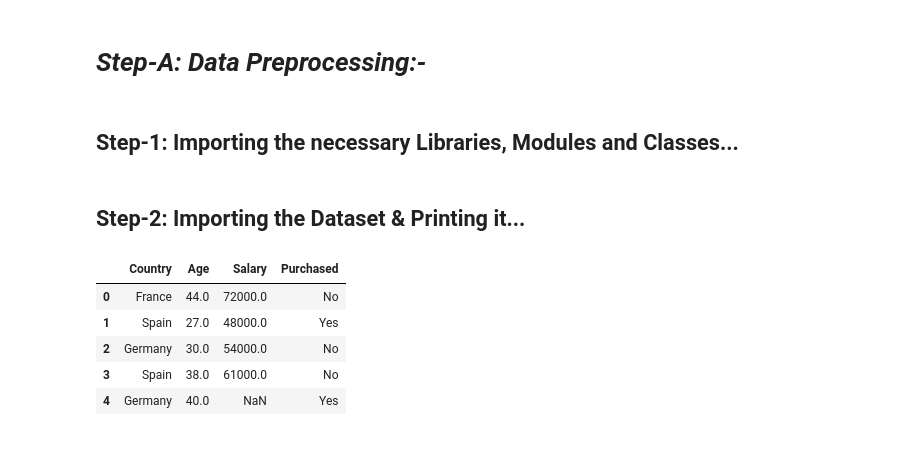
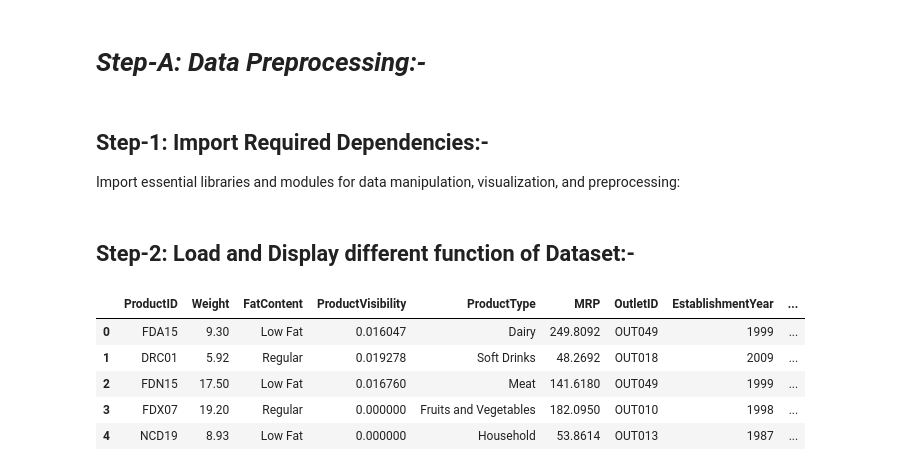
Before and after one commit to rajan-dhinoja/machine_learning_projects, a Jupyter notebook: Sales_Prediction.ipynb, the cells around one changed output. Drawn from its saved outputs; the diff is of its cells as text; code cells hidden in the pictures.

```diff
--- a/Sales_Prediction.ipynb
+++ b/Sales_Prediction.ipynb
@@ -2,8 +2,9 @@
 <a href="https://colab.research.google.com/github/rajan-dhinoja/machine_learning_projects/blob/main/Sales_Prediction.ipynb" target="_parent"><img src="https://colab.research.google.com/assets/colab-badge.svg" alt="Open In Colab"/></a>
 # %% [markdown]
 # ***Step-A: Data Preprocessing:-***
-# %% [markdown]
-## Step-1: Importing the necessary Libraries, Modules and Classes...
+# %% [markdown]
+## Step-1: Import Required Dependencies:-
+Import essential libraries and modules for data manipulation, visualization, and preprocessing:
 # %%
 import numpy as np
 import matplotlib.pyplot as plt
@@ -11,13 +15,13 @@ import pandas as pd
-# %% [markdown]
-## Step-2: Importing the Dataset & Printing it...
+# %% [markdown]
+## Step-2: Load and Display different function of Dataset:-
 # %%
-dataset = pd.DataFrame(pd.read_csv('Data.csv'))
+dataset = pd.DataFrame(pd.read_csv('train_set.csv'))
 dataset.head()
 # dataset
 # %% [output]
-|  | Country | Age | Salary | Purchased |
-| 0 | France | 44.0 | 72000.0 | No |
-| 1 | Spain | 27.0 | 48000.0 | Yes |
-| 2 | Germany | 30.0 | 54000.0 | No |
-| 3 | Spain | 38.0 | 61000.0 | No |
-| 4 | Germany | 40.0 | NaN | Yes |
+|  | ProductID | Weight | FatContent | ProductVisibility | ProductType | MRP | OutletID | EstablishmentYear | ... |
+| 0 | FDA15 | 9.30 | Low Fat | 0.016047 | Dairy | 249.8092 | OUT049 | 1999 | ... |
+| 1 | DRC01 | 5.92 | Regular | 0.019278 | Soft Drinks | 48.2692 | OUT018 | 2009 | ... |
+| 2 | FDN15 | 17.50 | Low Fat | 0.016760 | Meat | 141.6180 | OUT049 | 1999 | ... |
+| 3 | FDX07 | 19.20 | Regular | 0.000000 | Fruits and Vegetables | 182.0950 | OUT010 | 1998 | ... |
+| 4 | NCD19 | 8.93 | Low Fat | 0.000000 | Household | 53.8614 | OUT013 | 1987 | ... |
```
Also changed, not shown: parts of 29 cells of this notebook.
